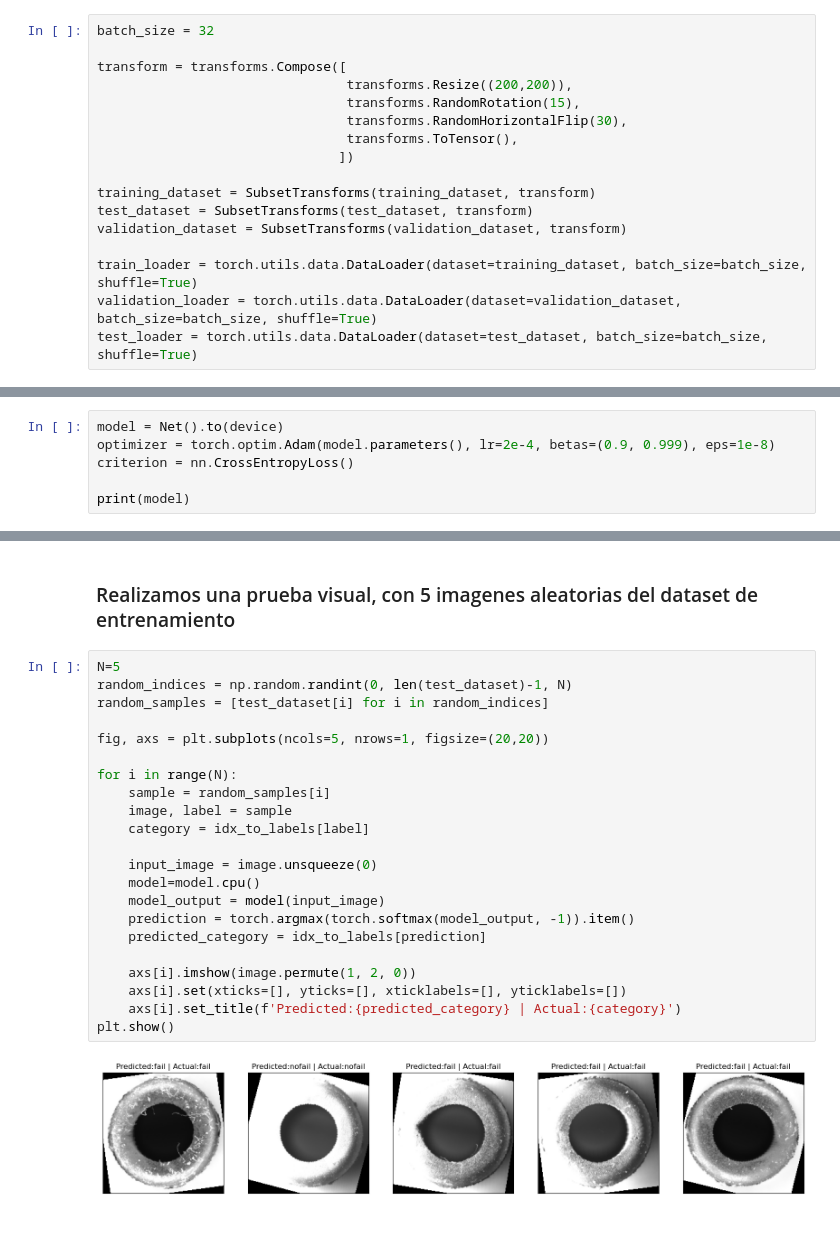
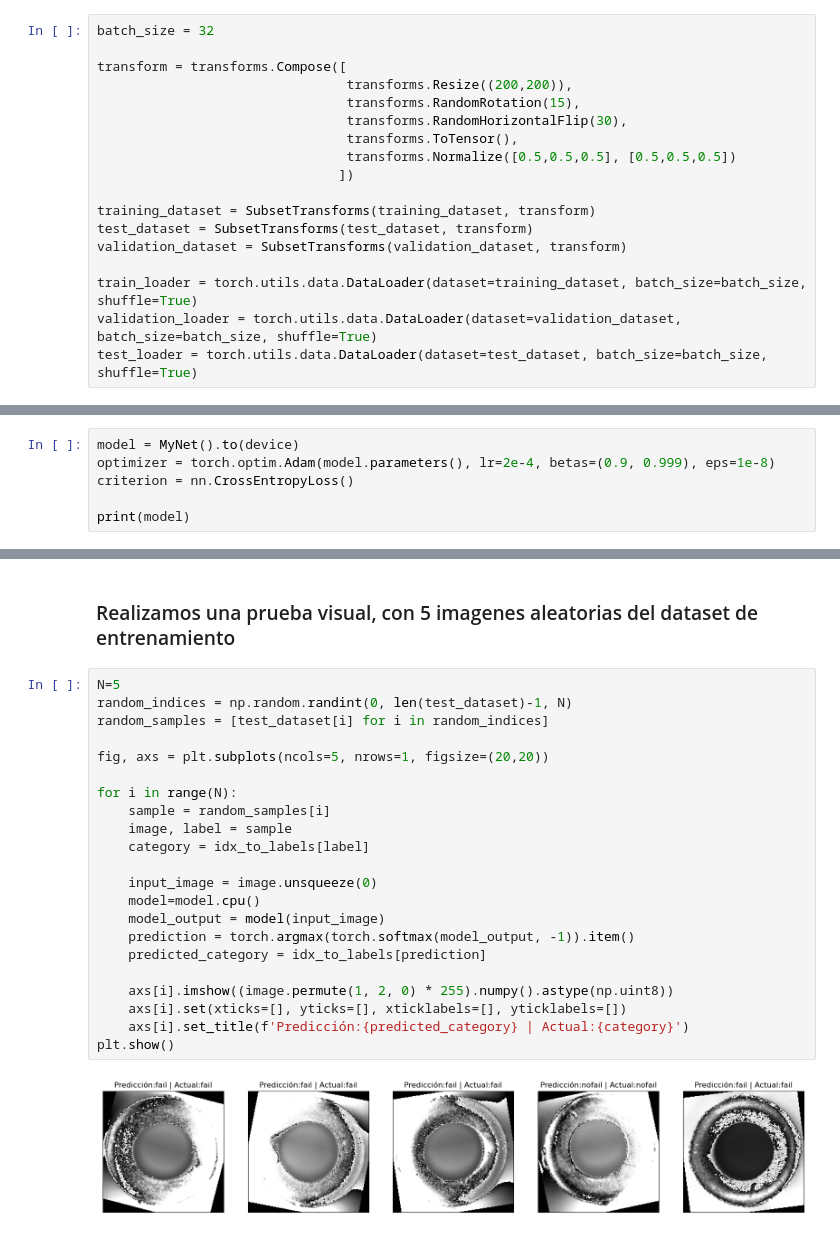
Before and after one commit to Jaalgue/Binary-Classifier-CNN, a Jupyter notebook: CNN.ipynb, the cells around one changed output, grey strips where cells are left out. Cells and saved outputs as stored; diff of their text form.

Commit message:
Added new model

```diff
--- a/CNN.ipynb
+++ b/CNN.ipynb
@@ -148,6 +148,7 @@ transform = transforms.Compose([
                                 transforms.RandomRotation(15),
                                 transforms.RandomHorizontalFlip(30),
                                 transforms.ToTensor(),
+                                transforms.Normalize([0.5,0.5,0.5], [0.5,0.5,0.5])
                                ])
 
 training_dataset = SubsetTransforms(training_dataset, transform)
@@ -189,5 +260,5 @@ class Net(nn.Module):
 # %%
-model = Net().to(device)
+model = MyNet().to(device)
 optimizer = torch.optim.Adam(model.parameters(), lr=2e-4, betas=(0.9, 0.999), eps=1e-8)
 criterion = nn.CrossEntropyLoss()
 
@@ -310,24 +392,24 @@ Wall time: 3min 7s
 # %%
 N=5
 random_indices = np.random.randint(0, len(test_dataset)-1, N)
 random_samples = [test_dataset[i] for i in random_indices]
 
 fig, axs = plt.subplots(ncols=5, nrows=1, figsize=(20,20))
 
 for i in range(N):
     sample = random_samples[i]
     image, label = sample
     category = idx_to_labels[label]
 
     input_image = image.unsqueeze(0)
     model=model.cpu()
     model_output = model(input_image)
     prediction = torch.argmax(torch.softmax(model_output, -1)).item()
     predicted_category = idx_to_labels[prediction]
 
-    axs[i].imshow(image.permute(1, 2, 0))
+    axs[i].imshow((image.permute(1, 2, 0) * 255).numpy().astype(np.uint8))
     axs[i].set(xticks=[], yticks=[], xticklabels=[], yticklabels=[])
-    axs[i].set_title(f'Predicted:{predicted_category} | Actual:{category}')
+    axs[i].set_title(f'Predicción:{predicted_category} | Actual:{category}')
 plt.show()
 # %% [output]
-[figure, old version]
+[figure, new version]
```
Also changed, not shown: parts of 7 cells of this notebook.
